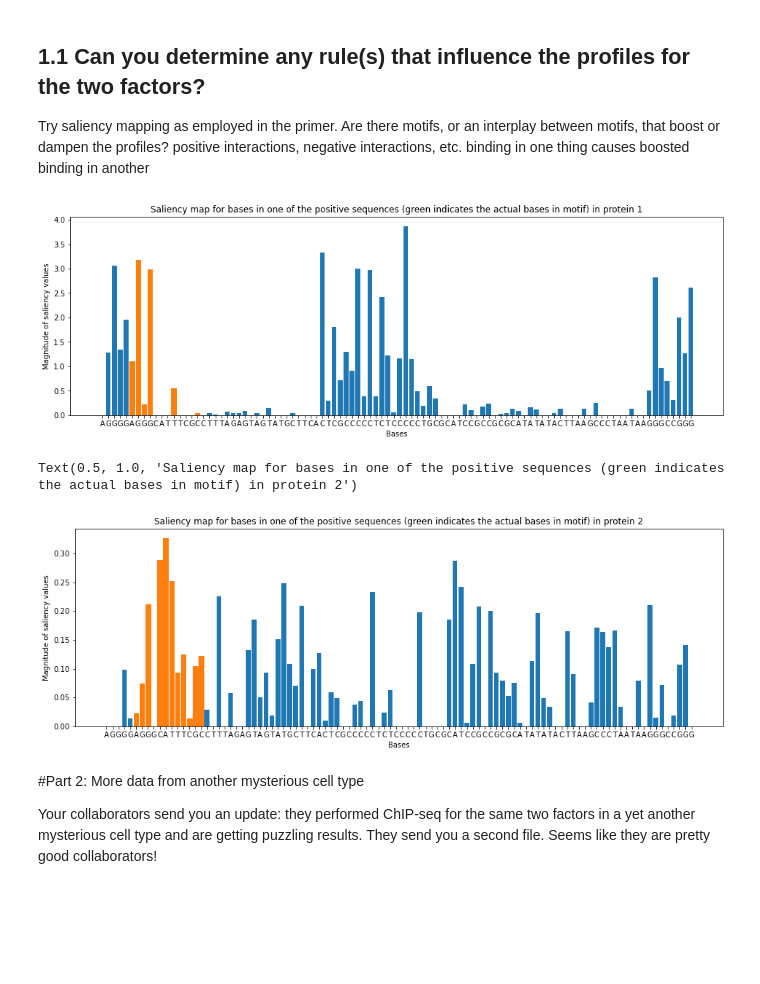
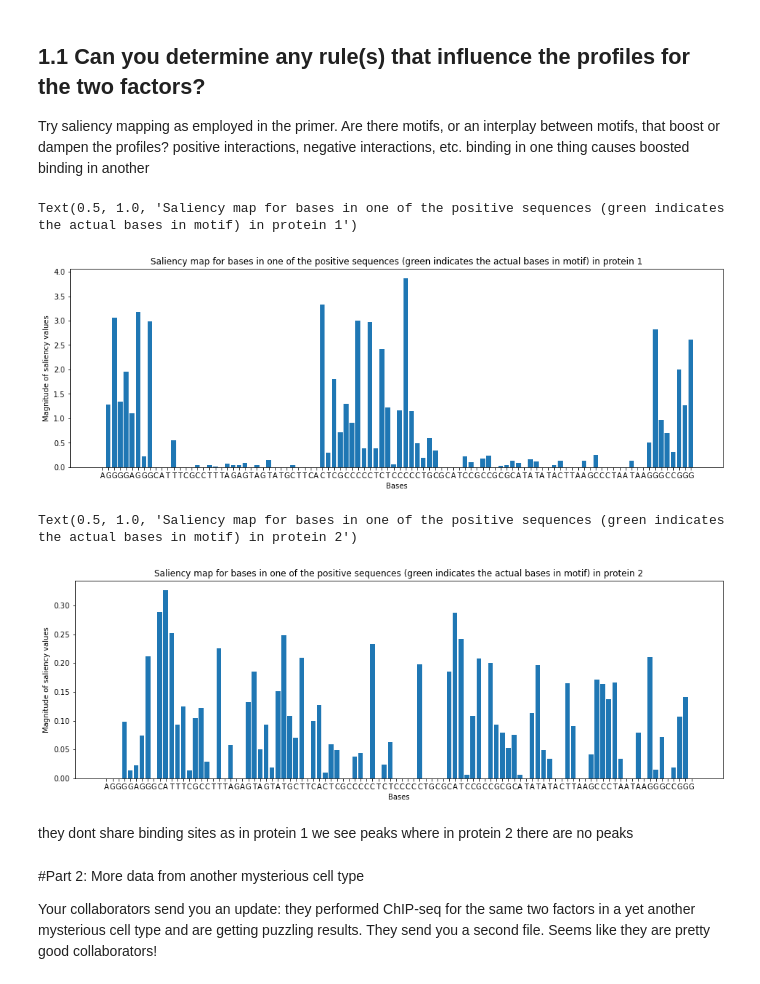
Before and after one commit to ramayyala/QBIO_577_seq-to-profile, a Jupyter notebook: 2022-seq-to-profile-cnn-template_2.ipynb, the cells around one changed output. Cells and saved outputs as stored; diff of their text form; code cells hidden in the pictures; blank space fills up the shorter version.

Commit message:
remove coloring

```diff
--- a/2022-seq-to-profile-cnn-template_2.ipynb
+++ b/2022-seq-to-profile-cnn-template_2.ipynb
@@ -289,29 +289,32 @@ sal = compute_salient_bases(model, input_features[sequence_index],0)
 
 plt.figure(figsize=[16,5])
 barlist = plt.bar(np.arange(len(sal)), sal)
-[barlist[i].set_color('C1') for i in range(5,17)]  # Change the coloring here if you change the sequence index.
+ # Change the coloring here if you change the sequence index.
 plt.xlabel('Bases')
 plt.ylabel('Magnitude of saliency values')
 plt.xticks(np.arange(len(sal)), list(sequences[sequence_index]))
 plt.title('Saliency map for bases in one of the positive sequences'
           ' (green indicates the actual bases in motif) in protein 1')
 # %% [output]
+Text(0.5, 1.0, 'Saliency map for bases in one of the positive sequences (green indicates the actual bases in motif) in protein 1')
-[figure, old version]
+[figure, new version]
 # %%
 sequence_index = 1999  # You can change this to compute the gradient for a different example. But if so, change the coloring below as well.
 sal = compute_salient_bases(model, input_features[sequence_index],1)
 
 plt.figure(figsize=[16,5])
 barlist = plt.bar(np.arange(len(sal)), sal)
-[barlist[i].set_color('C1') for i in range(5,17)]  # Change the coloring here if you change the sequence index.
+  # Change the coloring here if you change the sequence index.
 plt.xlabel('Bases')
 plt.ylabel('Magnitude of saliency values')
 plt.xticks(np.arange(len(sal)), list(sequences[sequence_index]))
 plt.title('Saliency map for bases in one of the positive sequences'
           ' (green indicates the actual bases in motif) in protein 2')
 # %% [output]
 Text(0.5, 1.0, 'Saliency map for bases in one of the positive sequences (green indicates the actual bases in motif) in protein 2')
-[figure, old version]
+[figure, new version]
+# %% [markdown]
+they dont share binding sites as in protein 1 we see peaks where in protein 2 there are no peaks
 # %% [markdown]
 #Part 2: More data from another mysterious cell type
 
```
